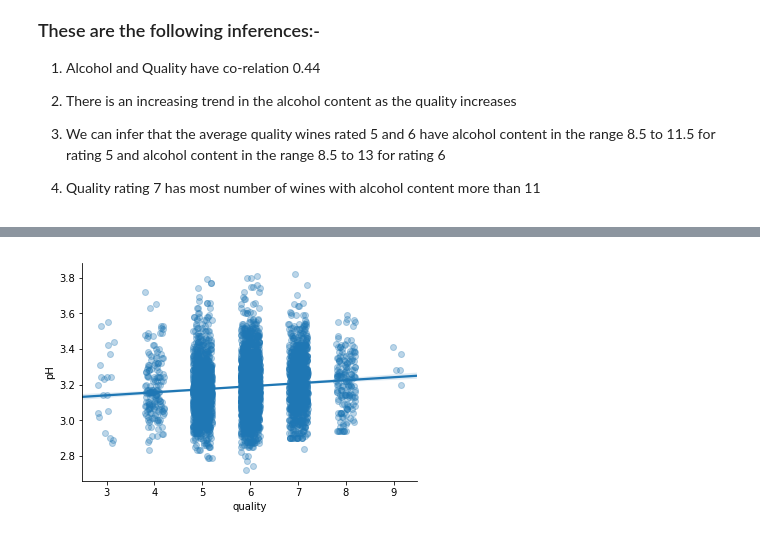
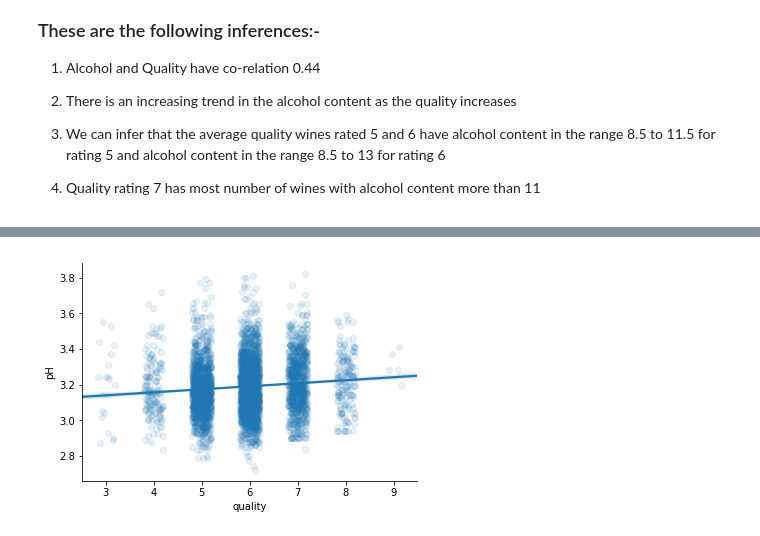
Before and after one commit to dD2405/ML_ON1-Acadview, a Jupyter notebook: White_Wine_Dataset.ipynb, the cells around one changed output, grey strips where cells are left out. Saved outputs shown, nothing was run; the diff lists cells and outputs as text; code cells hidden in the pictures.

```diff
--- a/White_Wine_Dataset.ipynb
+++ b/White_Wine_Dataset.ipynb
@@ -392,5 +404,5 @@ sns.despine()
 # %%
-sns.regplot(x = 'quality',y = 'pH',data = df , x_jitter=0.2, scatter_kws={'alpha':0.3})
+sns.regplot(x = 'quality',y = 'pH',data = df , x_jitter=0.2, scatter_kws={'alpha':0.1})
 sns.despine()
 # %% [output]
-[figure, old version]
+[figure, new version]
```
Also changed, not shown: parts of 34 cells of this notebook.
